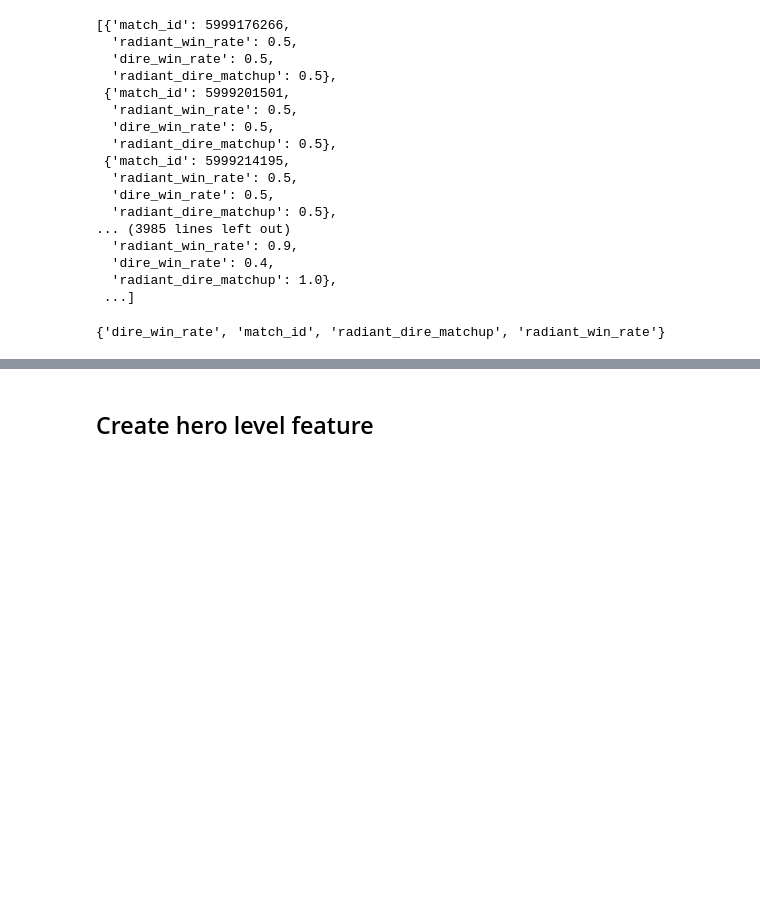
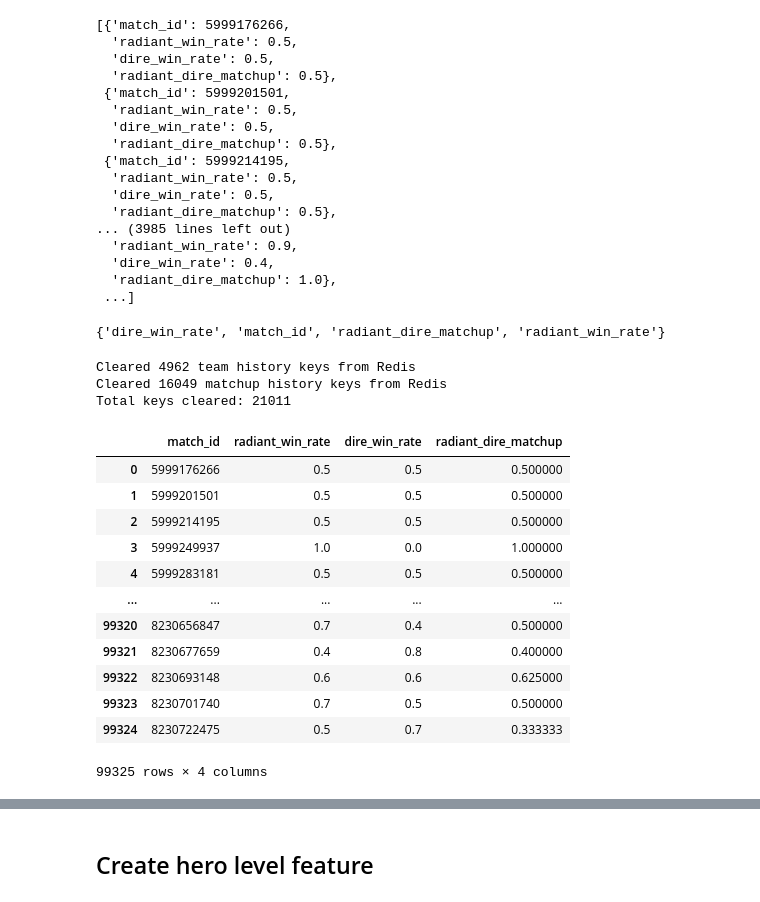
Before and after one commit to Haochen92/dota2pred, a Jupyter notebook: backend/notebooks/features/feature_engineering.ipynb, the cells around one changed output, grey strips where cells are left out. Cells and saved outputs as stored; diff of their text form; code cells hidden in the pictures; blank space fills up the shorter version.

```diff
--- a/backend/notebooks/features/feature_engineering.ipynb
+++ b/backend/notebooks/features/feature_engineering.ipynb
@@ -201,3 +214,31 @@ with Session(engine) as session:
         session.merge(team_features)
 
     session.commit()
+# %%
+from src.pipeline.features.team_features import TeamFeatureProcessor
+
+obj = TeamFeatureProcessor(r, engine)
+# %%
+obj.clear_history_cache()
+# %% [output]
+Cleared 4962 team history keys from Redis
+Cleared 16049 matchup history keys from Redis
+Total keys cleared: 21011
+# %%
+data = obj.create_team_features(df)
+team_df = pd.DataFrame(data)
+team_df
+# %% [output]
+|  | match_id | radiant_win_rate | dire_win_rate | radiant_dire_matchup |
+| 0 | 5999176266 | 0.5 | 0.5 | 0.500000 |
+| 1 | 5999201501 | 0.5 | 0.5 | 0.500000 |
+| 2 | 5999214195 | 0.5 | 0.5 | 0.500000 |
+| 3 | 5999249937 | 1.0 | 0.0 | 1.000000 |
+| 4 | 5999283181 | 0.5 | 0.5 | 0.500000 |
+| ... | ... | ... | ... | ... |
+| 99320 | 8230656847 | 0.7 | 0.4 | 0.500000 |
+| 99321 | 8230677659 | 0.4 | 0.8 | 0.400000 |
+| 99322 | 8230693148 | 0.6 | 0.6 | 0.625000 |
+| 99323 | 8230701740 | 0.7 | 0.5 | 0.500000 |
+| 99324 | 8230722475 | 0.5 | 0.7 | 0.333333 |
+99325 rows × 4 columns
```
Also changed, not shown: parts of 38 cells of this notebook, 2 other files.
